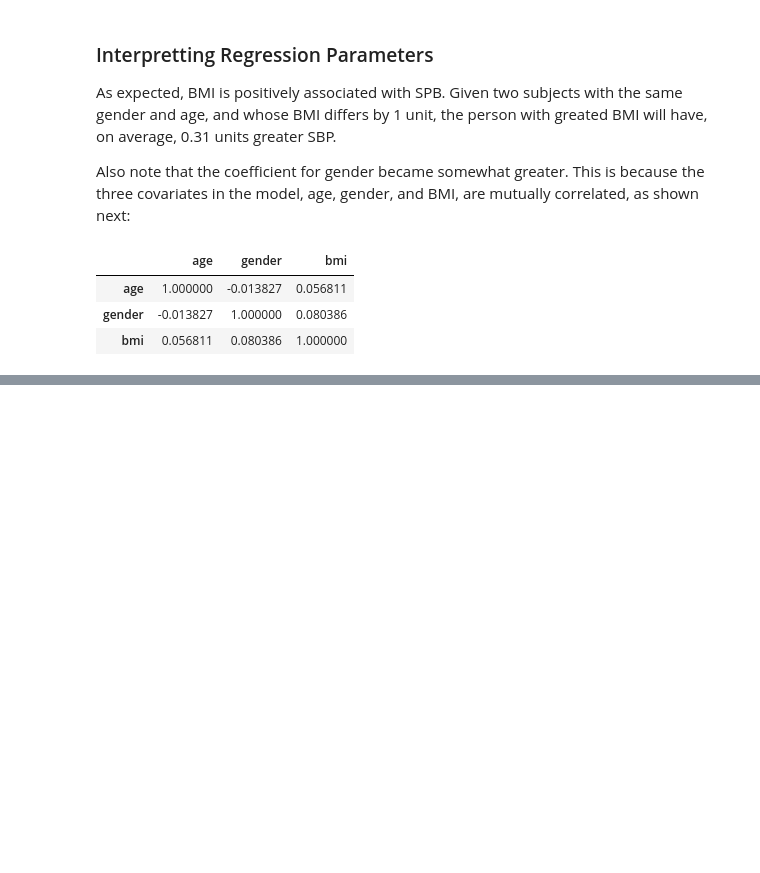
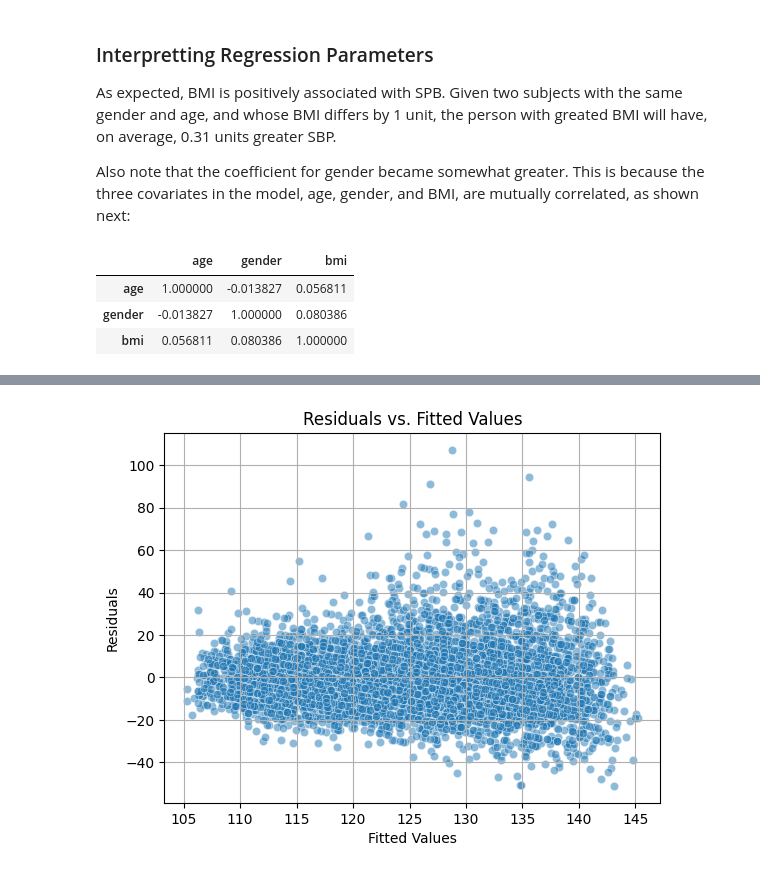
Before and after one commit to ibrahim-kocyigit/kocyigit-dsml, a Jupyter notebook: 03_specializations/01_fitting_statistical_models_to_data_with_python/02_fitting_models_to_independent_data/09_linear_regression_in_python.ipynb, the cells around one changed output, grey strips where cells are left out. Cells and saved outputs as stored; diff of their text form; code cells hidden in the pictures; blank space fills up the shorter version.

```diff
--- a/03_specializations/01_fitting_statistical_models_to_data_with_python/02_fitting_models_to_independent_data/09_linear_regression_in_python.ipynb
+++ b/03_specializations/01_fitting_statistical_models_to_data_with_python/02_fitting_models_to_independent_data/09_linear_regression_in_python.ipynb
@@ -245,0 +294,9 @@ This highlights the importance of considering potential confounders and understa
+# %%
+ax = sns.scatterplot(x=result.fittedvalues, y=result.resid, alpha=0.5)
+ax.grid(True)
+ax.set_title("Residuals vs. Fitted Values")
+ax.set_xlabel("Fitted Values")
+ax.set_ylabel("Residuals")
+plt.show()
+# %% [output]
+[figure, added]
```
Also changed, not shown: parts of 16 cells of this notebook.
